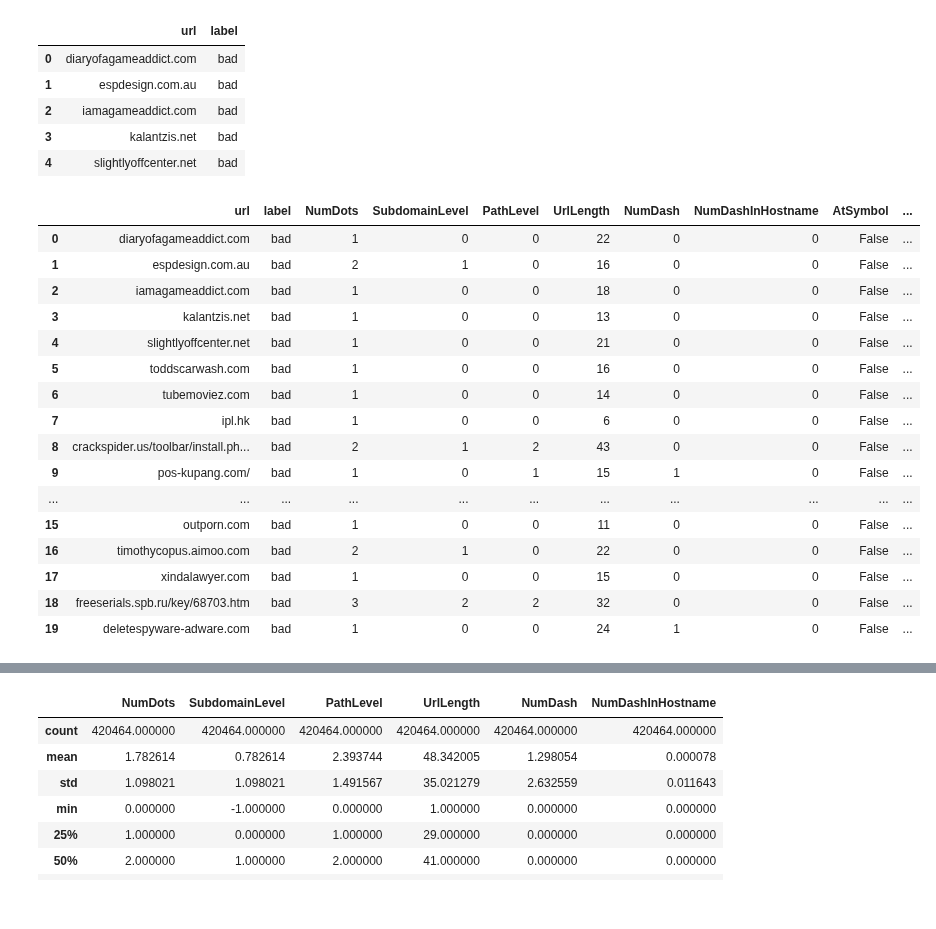
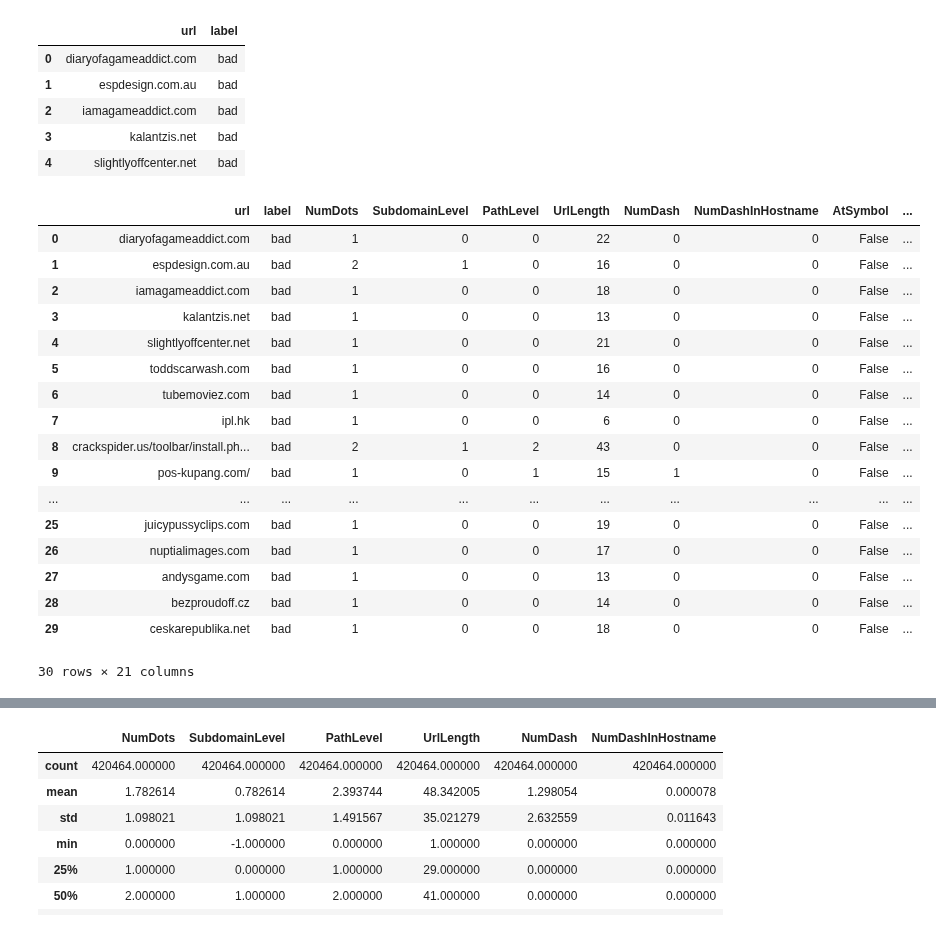
Before and after one commit to trulydevious/ML_project, a Jupyter notebook: notebooks/test_proces_url.ipynb, the cells around one changed output, grey strips where cells are left out. Saved outputs shown, nothing was run; the diff lists cells and outputs as text; code cells hidden in the pictures.

```diff
--- a/notebooks/test_proces_url.ipynb
+++ b/notebooks/test_proces_url.ipynb
@@ -17,25 +17,26 @@ url_data.head()
 df_url_features = url_data['url'].apply(extract_features)
 df = pd.concat([url_data, df_url_features], axis=1)
 # %%
-df.head()
+df.head(30)
 # %% [output]
 |  | url | label | NumDots | SubdomainLevel | PathLevel | UrlLength | NumDash | NumDashInHostname | AtSymbol | ... |
 | 0 | diaryofagameaddict.com | bad | 1 | 0 | 0 | 22 | 0 | 0 | False | ... |
 | 1 | espdesign.com.au | bad | 2 | 1 | 0 | 16 | 0 | 0 | False | ... |
 | 2 | iamagameaddict.com | bad | 1 | 0 | 0 | 18 | 0 | 0 | False | ... |
 | 3 | kalantzis.net | bad | 1 | 0 | 0 | 13 | 0 | 0 | False | ... |
 | 4 | slightlyoffcenter.net | bad | 1 | 0 | 0 | 21 | 0 | 0 | False | ... |
 | 5 | toddscarwash.com | bad | 1 | 0 | 0 | 16 | 0 | 0 | False | ... |
 | 6 | tubemoviez.com | bad | 1 | 0 | 0 | 14 | 0 | 0 | False | ... |
 | 7 | ipl.hk | bad | 1 | 0 | 0 | 6 | 0 | 0 | False | ... |
 | 8 | crackspider.us/toolbar/install.ph... | bad | 2 | 1 | 2 | 43 | 0 | 0 | False | ... |
 | 9 | pos-kupang.com/ | bad | 1 | 0 | 1 | 15 | 1 | 0 | False | ... |
 | ... | ... | ... | ... | ... | ... | ... | ... | ... | ... | ... |
-| 15 | outporn.com | bad | 1 | 0 | 0 | 11 | 0 | 0 | False | ... |
-| 16 | timothycopus.aimoo.com | bad | 2 | 1 | 0 | 22 | 0 | 0 | False | ... |
-| 17 | xindalawyer.com | bad | 1 | 0 | 0 | 15 | 0 | 0 | False | ... |
-| 18 | freeserials.spb.ru/key/68703.htm | bad | 3 | 2 | 2 | 32 | 0 | 0 | False | ... |
-| 19 | deletespyware-adware.com | bad | 1 | 0 | 0 | 24 | 1 | 0 | False | ... |
+| 25 | juicypussyclips.com | bad | 1 | 0 | 0 | 19 | 0 | 0 | False | ... |
+| 26 | nuptialimages.com | bad | 1 | 0 | 0 | 17 | 0 | 0 | False | ... |
+| 27 | andysgame.com | bad | 1 | 0 | 0 | 13 | 0 | 0 | False | ... |
+| 28 | bezproudoff.cz | bad | 1 | 0 | 0 | 14 | 0 | 0 | False | ... |
+| 29 | ceskarepublika.net | bad | 1 | 0 | 0 | 18 | 0 | 0 | False | ... |
+30 rows × 21 columns
 # %%
 df.info()
 # %% [output]
```
Also changed, not shown: parts of 1 cell of this notebook, 2 other files.
